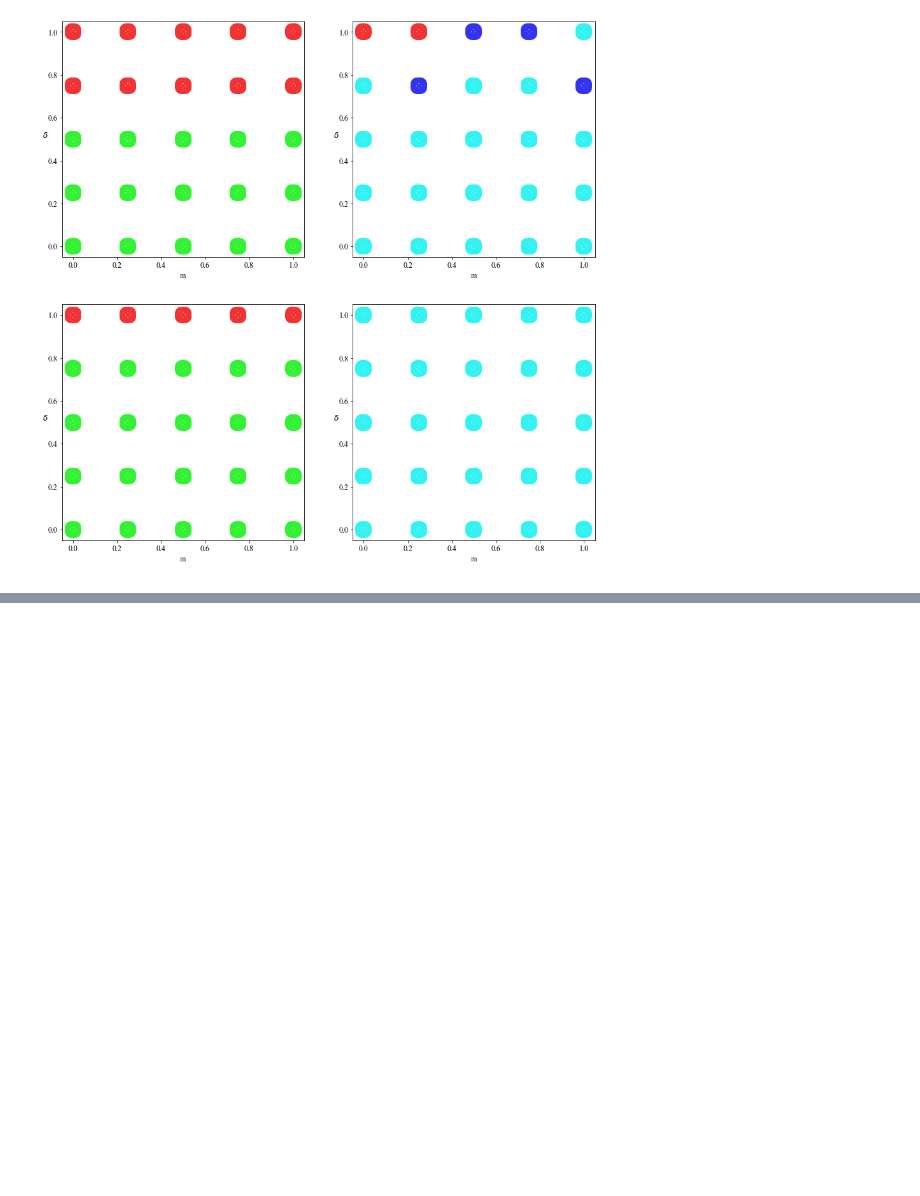
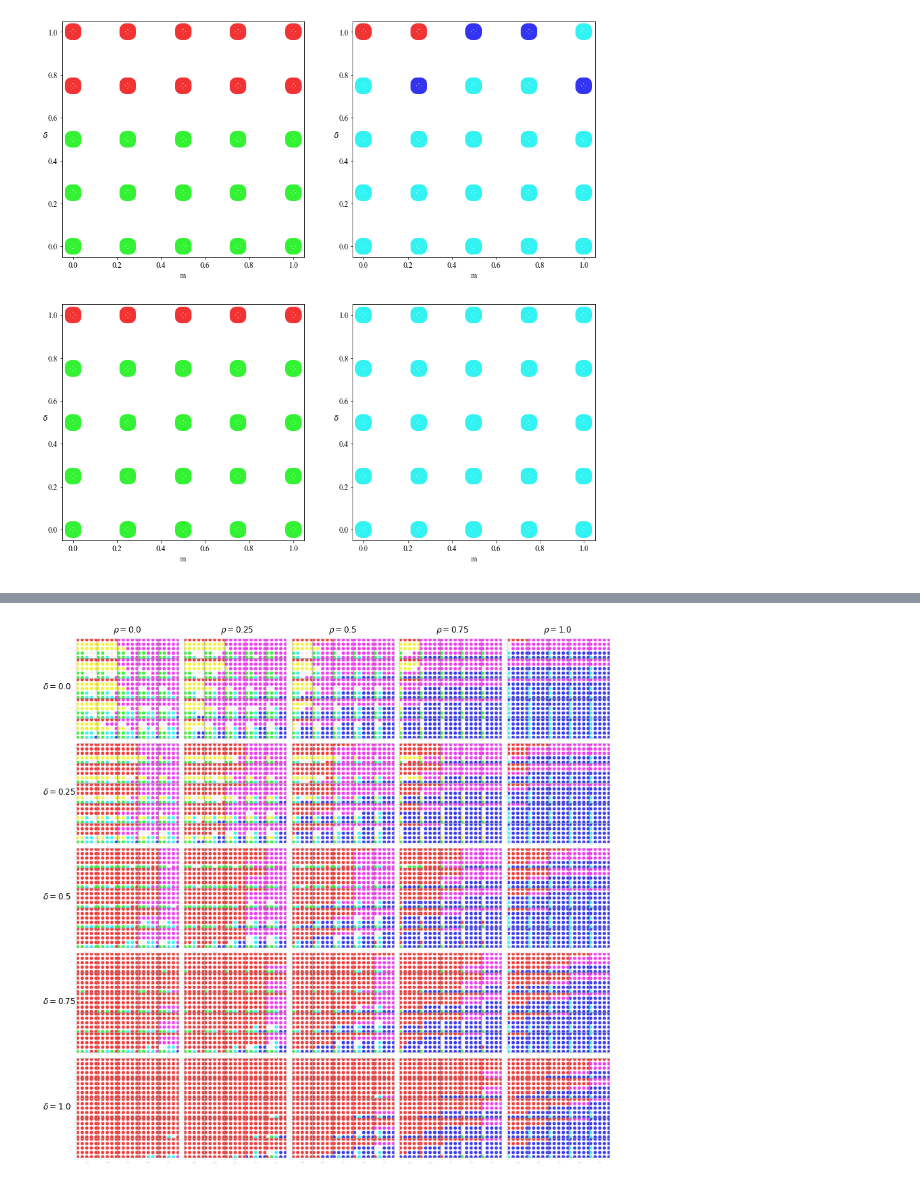
Before and after one commit to artermi/Quasi_Coop, a Jupyter notebook: Show_SixDim.ipynb, the cells around one changed output, grey strips where cells are left out. Drawn from its saved outputs; the diff is of its cells as text; code cells hidden in the pictures; blank space fills up the shorter version.

```diff
--- a/Show_SixDim.ipynb
+++ b/Show_SixDim.ipynb
@@ -90,0 +91,21 @@ plt.savefig('D{:03.0f}R{:03.0f}.png'.format(100*D,100*r), dpi=200)
+# %%
+from PIL import Image
+import matplotlib.image as mpimg
+
+fig = plt.figure()
+gs = fig.add_gridspec(5, 5, hspace=-0.2, wspace=-0.2)
+axarr = gs.subplots(sharex='col', sharey='row')
+for i in range(5):
+    for j in range(5):
+        image_data = mpimg.imread('ALL_Graph/D{:03d}R{:03d}.png'.format(25*i,25*j))
+
+        axarr[i,j].imshow(image_data)
+        if i == 0:
+            axarr[i,j].text(600,100,r'$\rho = {}$'.format(0.25*j))
+        if j == 0:
+            axarr[i,j].text(-200,750,r'$\delta = {}$'.format(0.25*i))
+        axarr[i,j].axis('off')
+
+plt.savefig('All_gap025.png',dpi=300)
+# %% [output]
+[figure, added]
```
Also changed, not shown: parts of 2 cells of this notebook.
